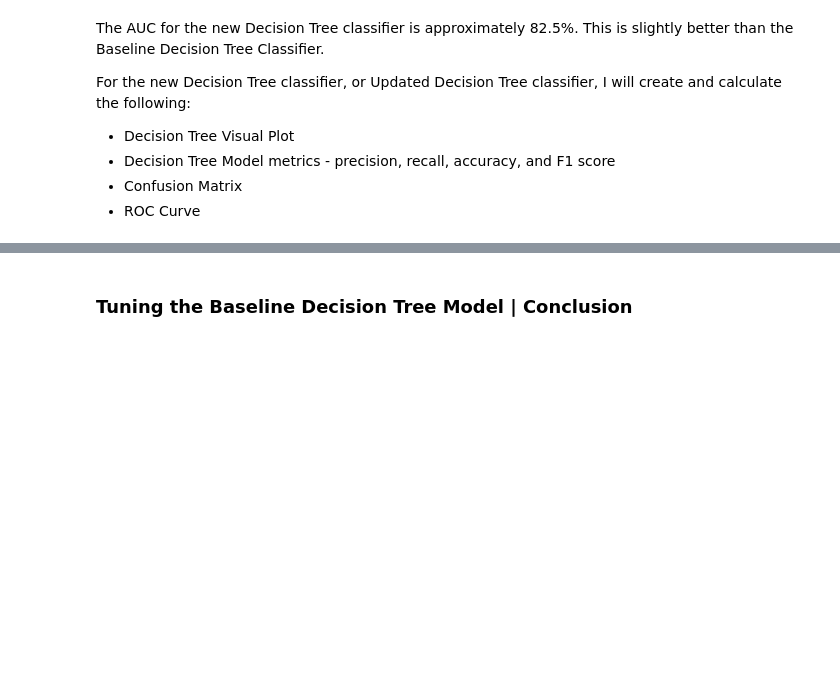
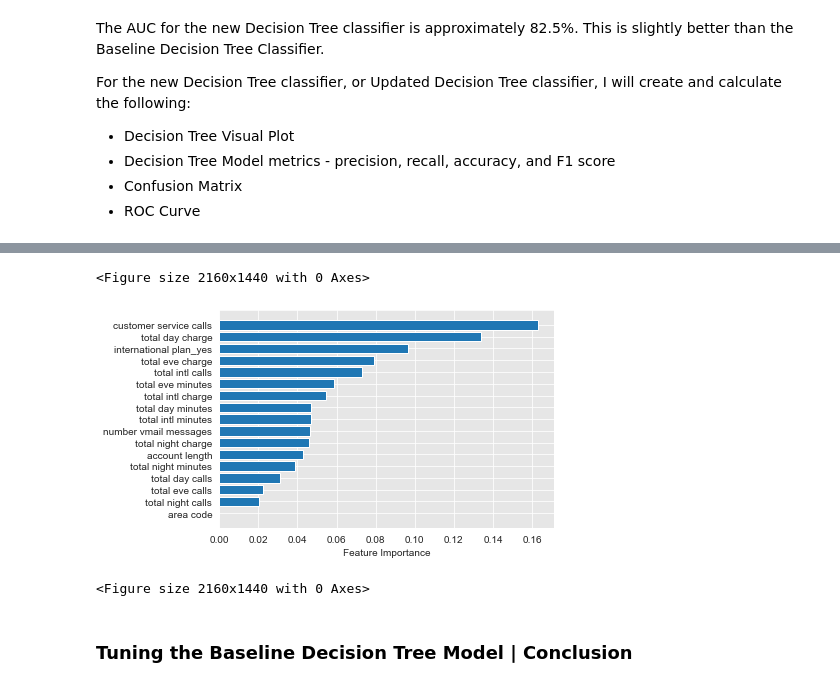
Before and after one commit to keithotuomagie/telcom_analysis, a Jupyter notebook: notebook.ipynb, the cells around one changed output, grey strips where cells are left out. Drawn from its saved outputs; the diff is of its cells as text; code cells hidden in the pictures; blank space fills up the shorter version.

```diff
--- a/notebook.ipynb
+++ b/notebook.ipynb
@@ -1222,3 +1251,15 @@ plt.show()
+# %%
+# Displaying which features, or columns, are most important in the Updated Decision Tree Model via Bar Graph
+
+sort = dt_2.feature_importances_.argsort()
+
+plt.barh(X_train.columns[sort], dt_2.feature_importances_[sort])
+
+plt.xlabel("Feature Importance")
+# %% [output]
+<Figure size 2160x1440 with 0 Axes>
+[figure, added]
+<Figure size 2160x1440 with 0 Axes>
 # %% [markdown]
 ### Tuning the Baseline Decision Tree Model  | Conclusion
 # %% [markdown]
```
Also changed, not shown: parts of 13 cells of this notebook.
